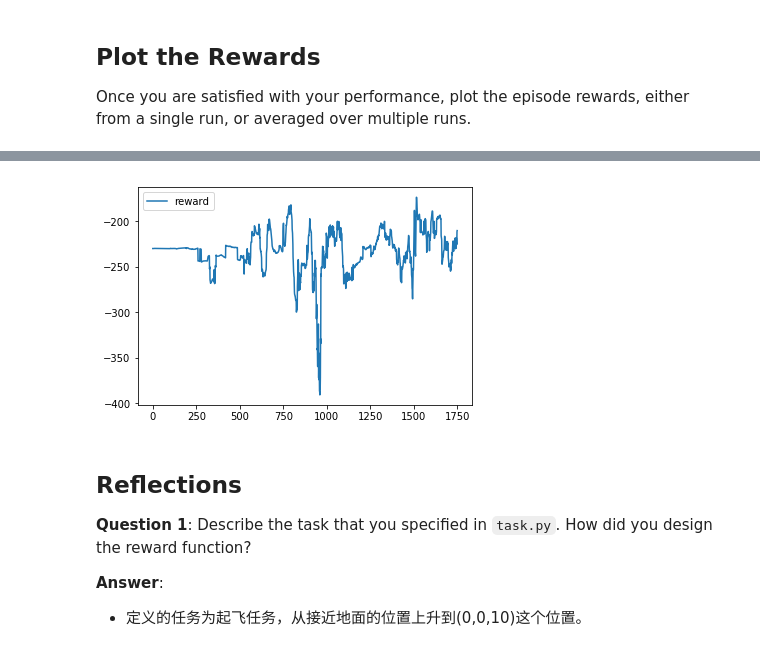
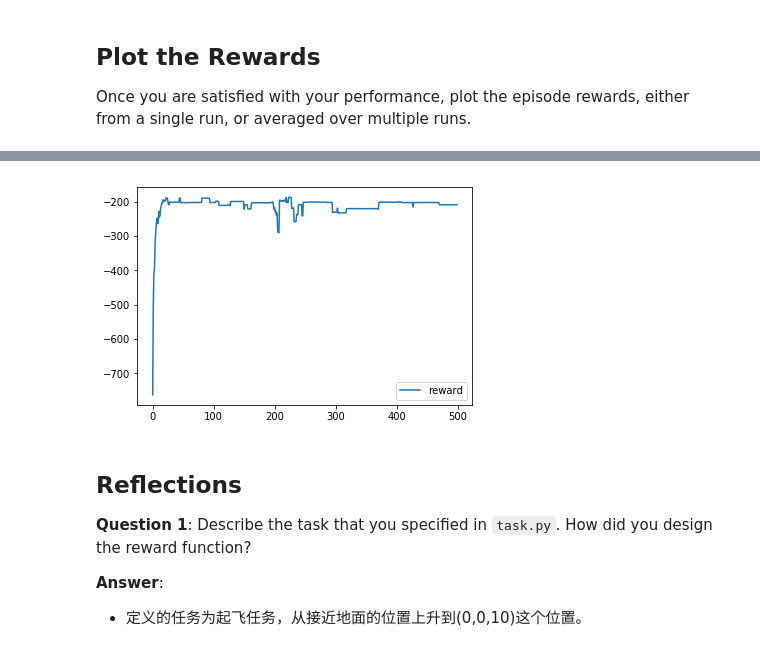
Before and after one commit to YoungPeak/Quadcopter_2, a Jupyter notebook: Quadcopter_Project.ipynb, the cells around one changed output, grey strips where cells are left out. Saved outputs shown, nothing was run; the diff lists cells and outputs as text; code cells hidden in the pictures.

```diff
--- a/Quadcopter_Project.ipynb
+++ b/Quadcopter_Project.ipynb
@@ -219,7 +219,7 @@ from DDPG import DDPG
 from task import Task
 import numpy as np
 
-num_episodes = 1750
+num_episodes = 2000
 init_pose = np.array([0., 0., np.random.normal(0.5, 0.1), 0., 0., 0.])  # initial pose
 init_velocities = np.array([0., 0., 0.])         # initial velocities
 init_angle_velocities = np.array([0., 0., 0.])   # initial angle velocities
@@ -229,19 +229,34 @@ agent = DDPG(task)
 
 rewards = list()
 i_reward = 0
+target_count = 0
+step_count = 0
 for i_episode in range(1, num_episodes+1):
     state = agent.reset_episode() # start a new episode
     i_reward = 0
+    step_count = 0
     while True:
         action = agent.act(state)
         next_state, reward, done = task.step(action)
         i_reward += reward
         agent.step(action, reward, next_state, done)
         state = next_state
+        step_count += 1
         if done:
-            rewards.append(i_reward)
-            print("\rEpisode = {:4d}, reward = {}".format(i_episode, i_reward), end="")  # [debug]
+
+            #avg_reward = i_reward / step_count
+            if i_episode % 10 == 0:
+                rewards.append(i_reward)
+                print("\rEpisode = {:4d}, reward = {:7.3f}, target_count = {:3d}".format(i_episode, i_reward, target_count))  # [debug]
             break
-    sys.stdout.flush()
+    if task.sim.pose[2]>= target_pos[2]:
+        if target_count > 0:
+            target_count += 1
+            if target_count >= 30:
+                break;
+    else:
+        target_count = 0
+
+    #sys.stdout.flush()
 # %% [output]
 Using TensorFlow backend.
@@ -294,9 +324,9 @@ _ = plt.ylim()
 # %%
-plt.plot(np.arange(1750), rewards, label='reward')
+plt.plot(np.arange(500), rewards, label='reward')
 plt.legend()
 _ = plt.ylim()
 # %% [output]
-[figure, old version]
+[figure, new version]
 # %% [markdown]
 ## Reflections
 
```
Also changed, not shown: parts of 4 cells of this notebook, 3 other files.
